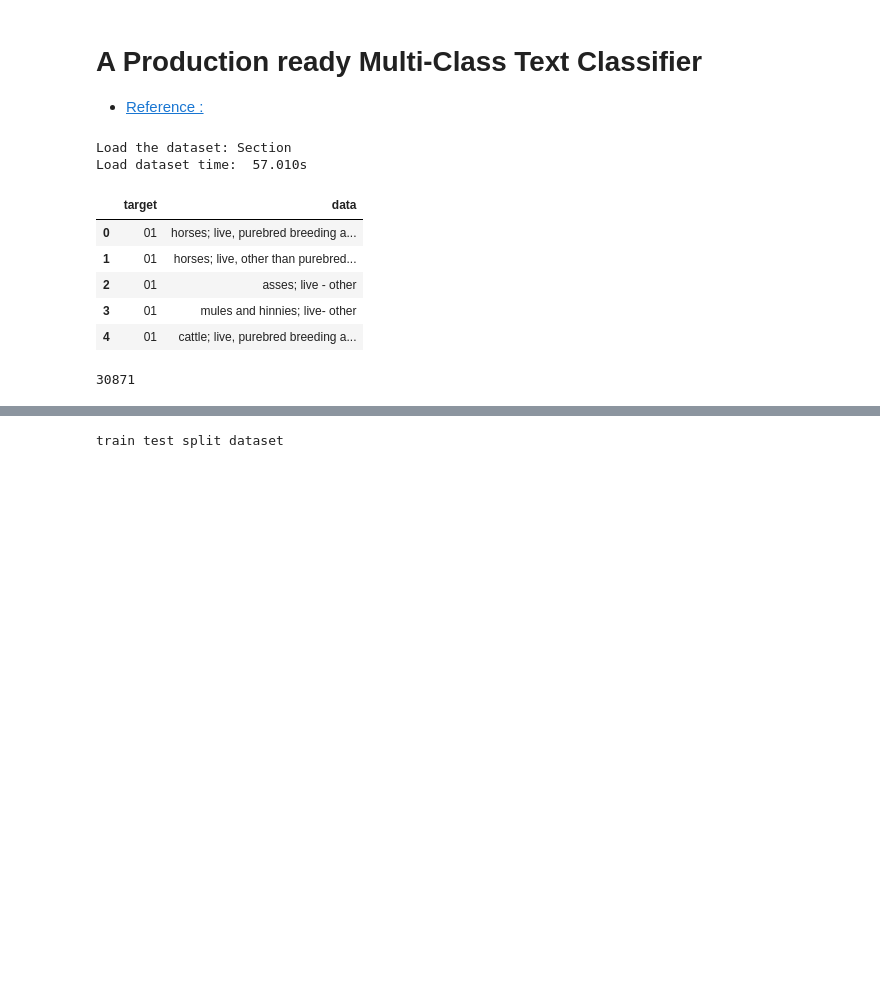
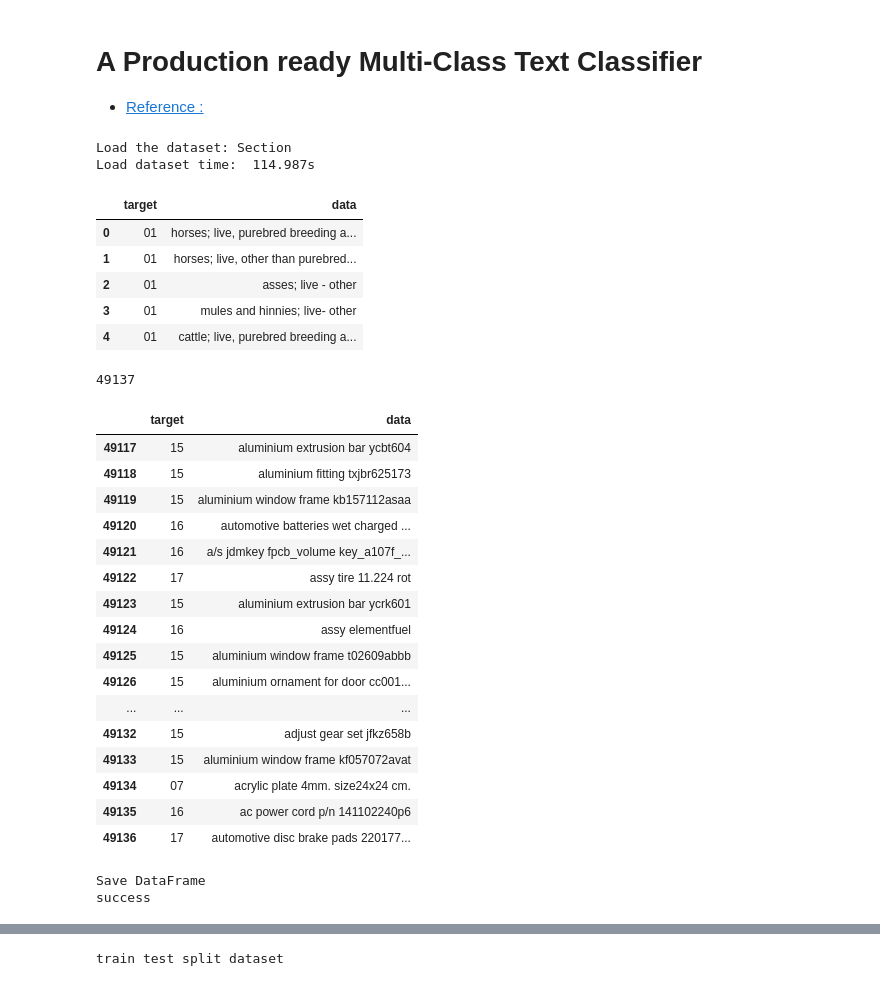
Before and after one commit to dragon-library/work_space, a Jupyter notebook: HS_Code/Lab/Multi-Class-Text-Classifier-2.ipynb, the cells around one changed output, grey strips where cells are left out. Drawn from its saved outputs; the diff is of its cells as text; code cells hidden in the pictures; blank space fills up the shorter version.

```diff
--- a/HS_Code/Lab/Multi-Class-Text-Classifier-2.ipynb
+++ b/HS_Code/Lab/Multi-Class-Text-Classifier-2.ipynb
@@ -43,25 +55,31 @@ t0 = time()
 
 sheets = '8_digit'
 eights = get_master(sheets,types)
-
+sheets = '6_digit'
+sixs = get_master(sheets,types)
+sheets = '4_digit'
+fours = get_master(sheets,types)
 sheets = '2_digit'
 twos = get_master(sheets,types)
 
-sheets = 'Declaration_2019_10'
+sheets = 'test_01'
 tests = get_master(sheets,types)
 
-data = pd.concat([eights,twos,tests], ignore_index=True)
-twenty_train = manage_data(data)
+sheets = 'Declaration_2019_10'
+decl = get_master(sheets,types)
+
+data = pd.concat([eights,sixs,fours,twos,tests,decl], ignore_index=True)
+df = manage_data(data)
 
 
 #twenty_test = manage_data(tests)
 load_time = time() - t0
 print("Load dataset time:  %0.3fs" % load_time)
 
-twenty_train.head()
+df.head()
 # %% [output]
 Load the dataset: Section
-Load dataset time:  57.010s
+Load dataset time:  114.987s
 |  | target | data |
 | 0 | 01 | horses; live, purebred breeding a... |
 | 1 | 01 | horses; live, other than purebred... |
@@ -69,6 +87,35 @@ Load dataset time:  57.010s
 | 3 | 01 | mules and hinnies; live- other |
 | 4 | 01 | cattle; live, purebred breeding a... |
 # %%
-len(twenty_train)
+len(df)
 # %% [output]
-30871
+49137
+# %%
+df.tail(20)
+# %% [output]
+|  | target | data |
+| 49117 | 15 | aluminium extrusion bar ycbt604 |
+| 49118 | 15 | aluminium fitting txjbr625173 |
+| 49119 | 15 | aluminium window frame kb157112asaa |
+| 49120 | 16 | automotive batteries wet charged ... |
+| 49121 | 16 | a/s jdmkey fpcb_volume key_a107f_... |
+| 49122 | 17 | assy tire 11.224 rot |
+| 49123 | 15 | aluminium extrusion bar ycrk601 |
+| 49124 | 16 | assy elementfuel |
+| 49125 | 15 | aluminium window frame t02609abbb |
+| 49126 | 15 | aluminium ornament for door cc001... |
+| ... | ... | ... |
+| 49132 | 15 | adjust gear set jfkz658b |
+| 49133 | 15 | aluminium window frame kf057072avat |
+| 49134 | 07 | acrylic plate 4mm. size24x24 cm. |
+| 49135 | 16 | ac power cord p/n 141102240p6 |
+| 49136 | 17 | automotive disc brake pads 220177... |
+# %%
+#save the DataFrame
+print("Save DataFrame")
+import joblib
+joblib.dump(df, 'train_section.pkl', compress=1)
+print('success')
+# %% [output]
+Save DataFrame
+success
```
Also changed, not shown: parts of 25 cells of this notebook, 25 other files.
